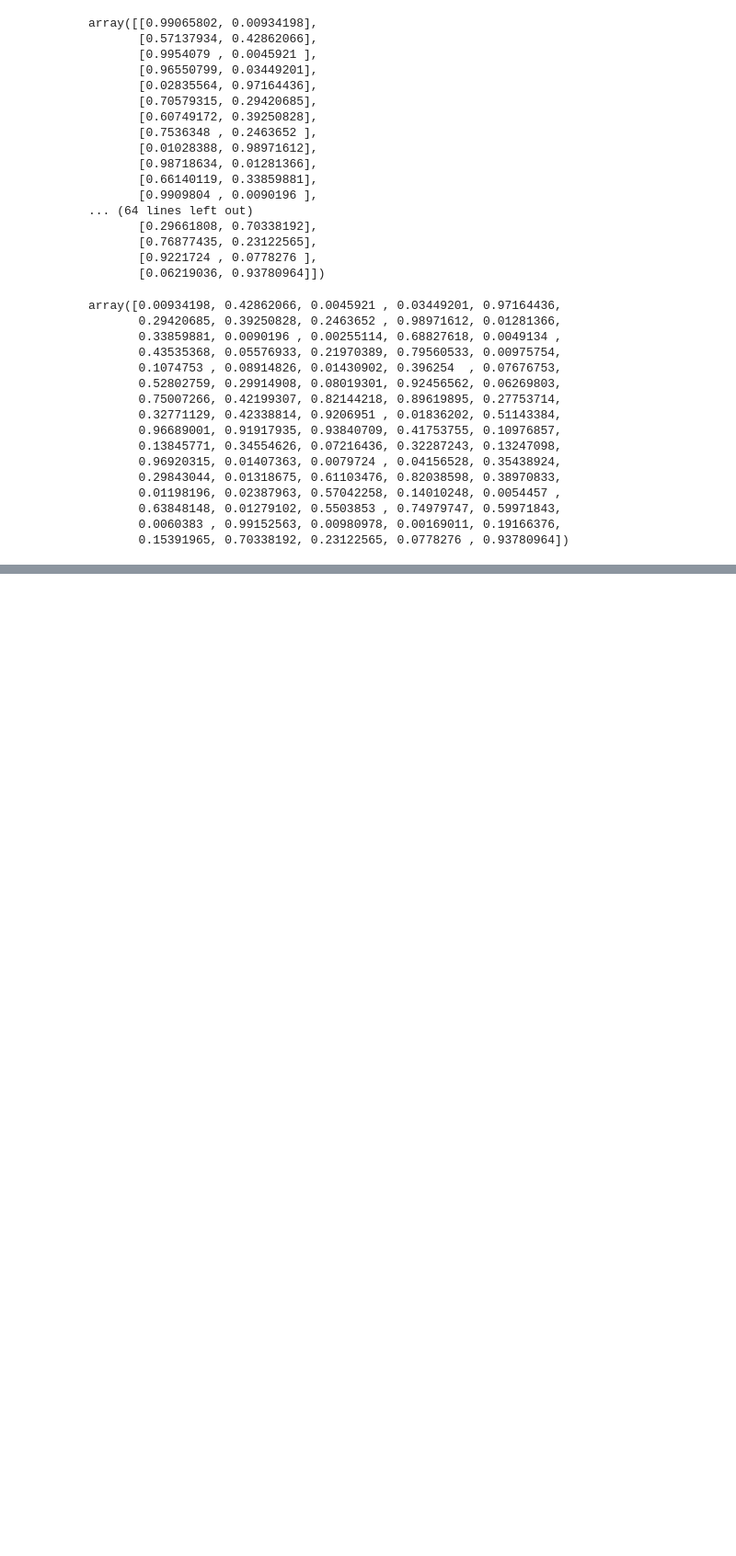
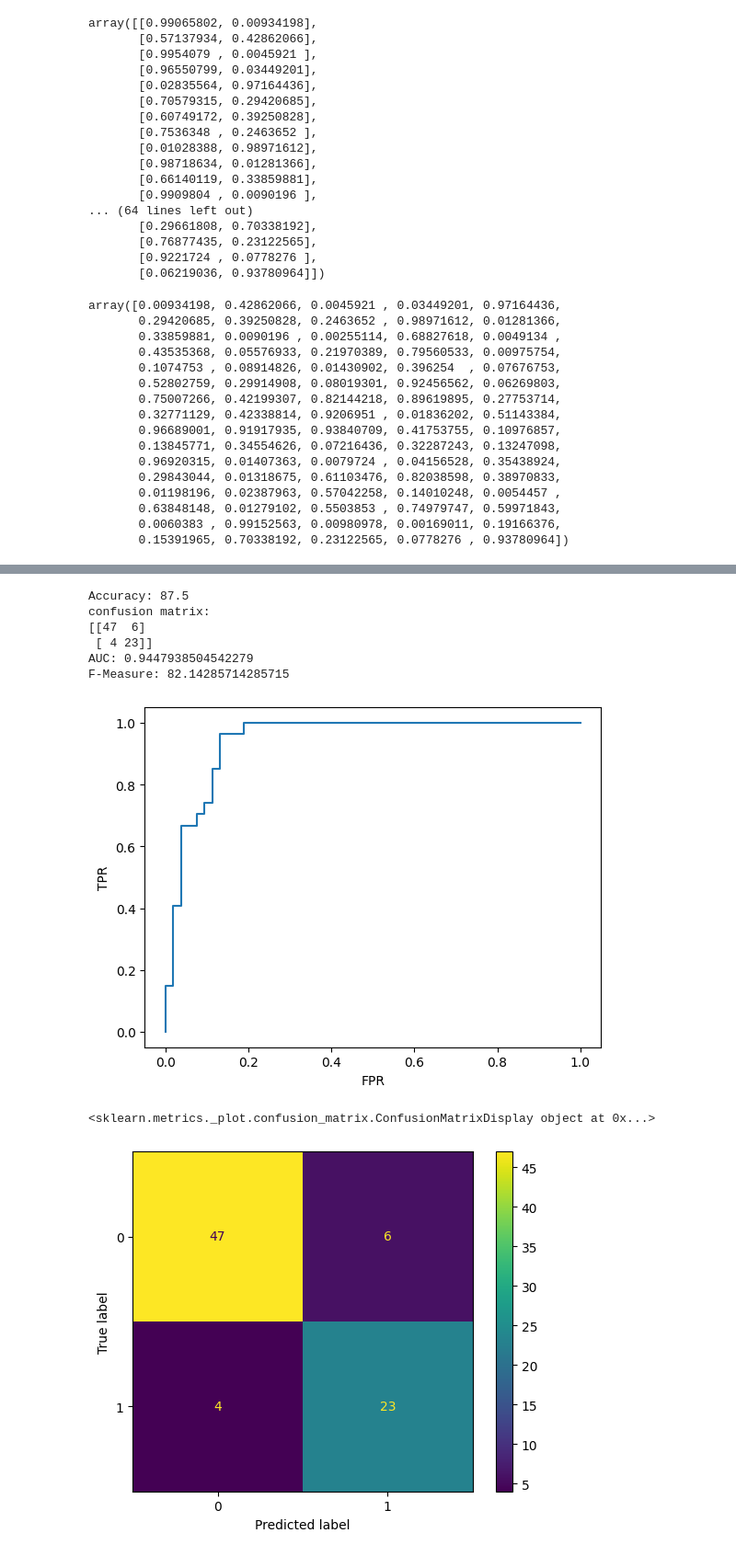
Before and after one commit to ganesh12112/ganesh12112, a Jupyter notebook: session_27_ai_and_ml.ipynb, the cells around one changed output, grey strips where cells are left out. Shown at 92% size. Cells and saved outputs as stored; diff of their text form; code cells hidden in the pictures; blank space fills up the shorter version.

```diff
--- a/session_27_ai_and_ml.ipynb
+++ b/session_27_ai_and_ml.ipynb
@@ -503,0 +534,44 @@ from sklearn.
+# %%
+# by default weight is uniform and k  = 5
+# support vector classifier
+from sklearn.svm import SVC
+svc_classifier = SVC()
+svc_classifier.fit(x_train,y_train)
+y_pred = svc_classifier.predict(x_test)
+# %%
+from sklearn.metrics import accuracy_score
+print('Accuracy:',accuracy_score(y_test,y_pred)*100)
+
+from sklearn.metrics import confusion_matrix
+print('confusion matrix:')
+print(confusion_matrix(y_test,y_pred))
+# confusion matrix is by default numpy array
+
+# to calculate auc
+from sklearn.metrics import  roc_auc_score
+print("AUC:",roc_auc_score(y_test,logreg.predict_proba(x_test)[:,1]))
+
+# F - measure
+from sklearn.metrics import f1_score
+print("F-Measure:",f1_score(y_test,y_pred)*100)
+
+from sklearn.metrics import roc_curve
+fpr,tpr,threshold = roc_curve(y_test,logreg.predict_proba(x_test)[:,1],pos_label = 1)
+
+plt.plot(fpr,tpr)
+plt.xlabel('FPR')
+plt.ylabel('TPR')
+plt.show()
+
+from sklearn.metrics import ConfusionMatrixDisplay
+print(ConfusionMatrixDisplay.from_predictions(y_test,y_pred))
+# %% [output]
+Accuracy: 87.5
+confusion matrix:
+[[47  6]
+ [ 4 23]]
+AUC: 0.9447938504542279
+F-Measure: 82.14285714285715
+[figure, added]
+<sklearn.metrics._plot.confusion_matrix.ConfusionMatrixDisplay object at 0x...>
+[figure, added]
```
Also changed, not shown: parts of 44 cells of this notebook.
